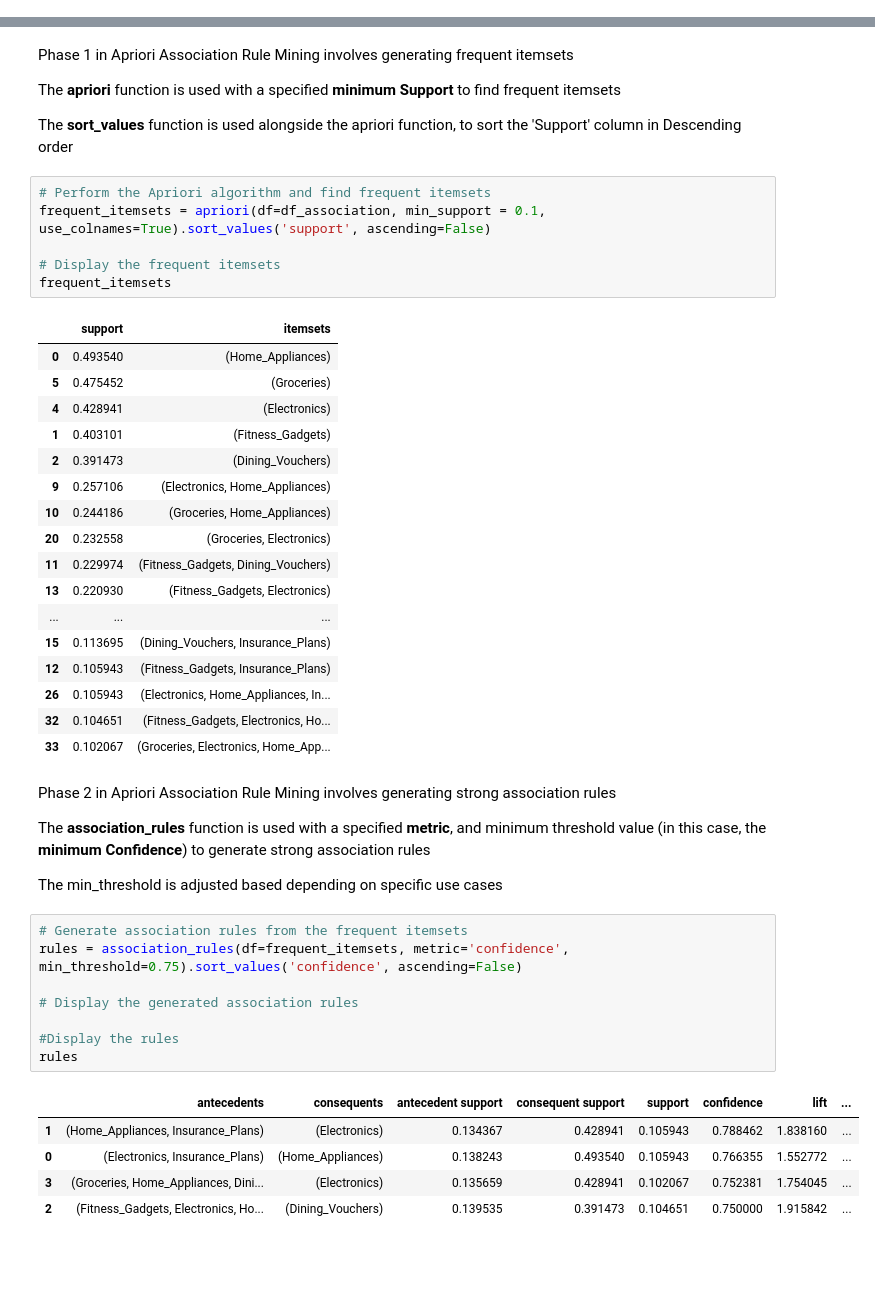
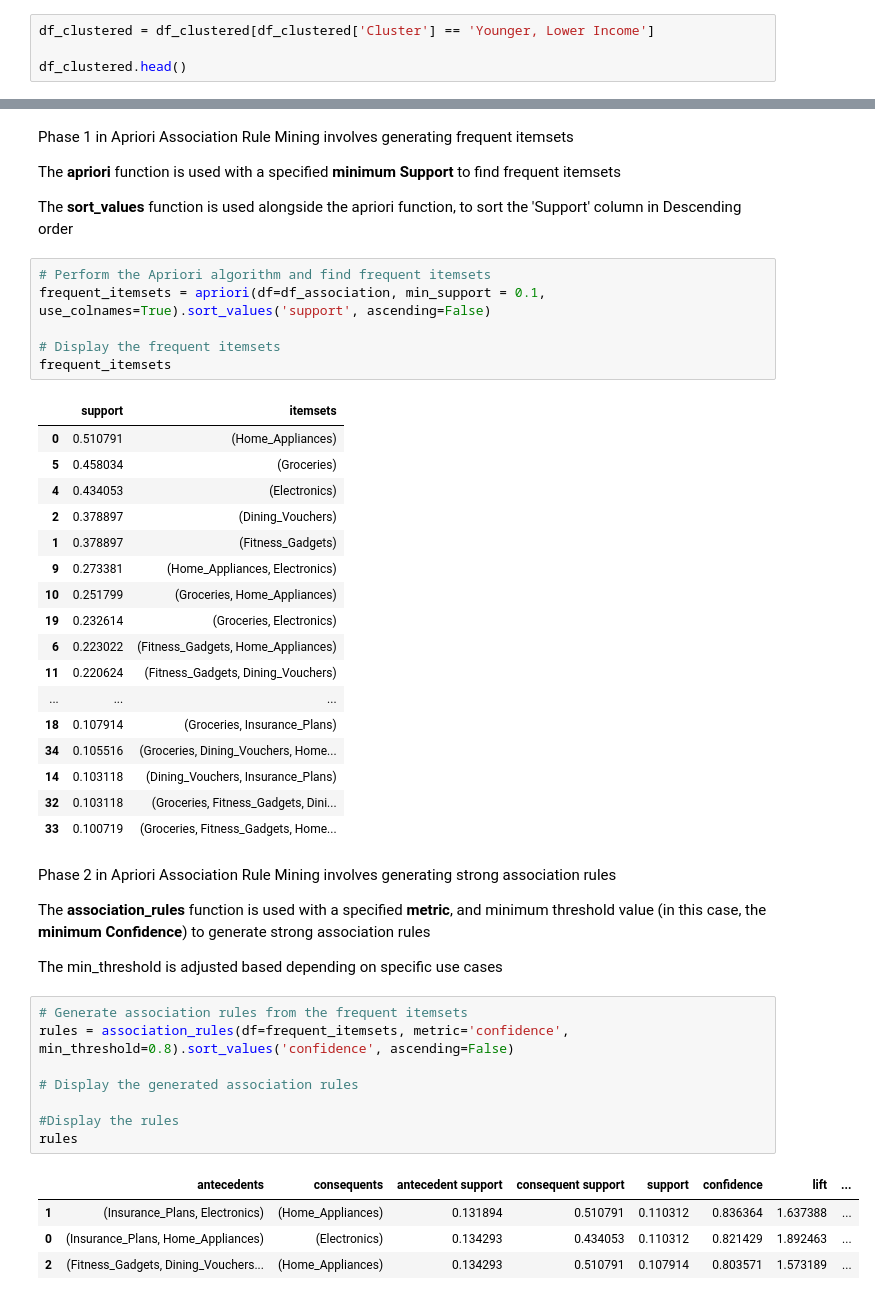
Before and after one commit to rjngoh/credit-card-customer-segmentation, a Jupyter notebook: credit_card_customer_segmentation_and_promotional_strategy_optimisation.ipynb, the cells around one changed output, grey strips where cells are left out. Drawn from its saved outputs; the diff is of its cells as text; blank space fills up the shorter version.

```diff
--- a/credit_card_customer_segmentation_and_promotional_strategy_optimisation.ipynb
+++ b/credit_card_customer_segmentation_and_promotional_strategy_optimisation.ipynb
@@ -565,0 +568,4 @@ df_clustered.head()
+# %%
+df_clustered = df_clustered[df_clustered['Cluster'] == 'Younger, Lower Income']
+
+df_clustered.head()
@@ -678,22 +692,22 @@ frequent_itemsets = apriori(df=df_association, min_support = 0.1, use_colnames=T
 frequent_itemsets
 # %% [output]
 |  | support | itemsets |
-| 0 | 0.493540 | (Home_Appliances) |
-| 5 | 0.475452 | (Groceries) |
-| 4 | 0.428941 | (Electronics) |
-| 1 | 0.403101 | (Fitness_Gadgets) |
-| 2 | 0.391473 | (Dining_Vouchers) |
-| 9 | 0.257106 | (Electronics, Home_Appliances) |
-| 10 | 0.244186 | (Groceries, Home_Appliances) |
-| 20 | 0.232558 | (Groceries, Electronics) |
-| 11 | 0.229974 | (Fitness_Gadgets, Dining_Vouchers) |
-| 13 | 0.220930 | (Fitness_Gadgets, Electronics) |
+| 0 | 0.510791 | (Home_Appliances) |
+| 5 | 0.458034 | (Groceries) |
+| 4 | 0.434053 | (Electronics) |
+| 2 | 0.378897 | (Dining_Vouchers) |
+| 1 | 0.378897 | (Fitness_Gadgets) |
+| 9 | 0.273381 | (Home_Appliances, Electronics) |
+| 10 | 0.251799 | (Groceries, Home_Appliances) |
+| 19 | 0.232614 | (Groceries, Electronics) |
+| 6 | 0.223022 | (Fitness_Gadgets, Home_Appliances) |
+| 11 | 0.220624 | (Fitness_Gadgets, Dining_Vouchers) |
 | ... | ... | ... |
-| 15 | 0.113695 | (Dining_Vouchers, Insurance_Plans) |
-| 12 | 0.105943 | (Fitness_Gadgets, Insurance_Plans) |
-| 26 | 0.105943 | (Electronics, Home_Appliances, In... |
-| 32 | 0.104651 | (Fitness_Gadgets, Electronics, Ho... |
-| 33 | 0.102067 | (Groceries, Electronics, Home_App... |
+| 18 | 0.107914 | (Groceries, Insurance_Plans) |
+| 34 | 0.105516 | (Groceries, Dining_Vouchers, Home... |
+| 14 | 0.103118 | (Dining_Vouchers, Insurance_Plans) |
+| 32 | 0.103118 | (Groceries, Fitness_Gadgets, Dini... |
+| 33 | 0.100719 | (Groceries, Fitness_Gadgets, Home... |
 # %% [markdown]
 Phase 2 in Apriori Association Rule Mining involves generating strong association rules
 
@@ -702,15 +716,14 @@ The **association_rules** function is used with a specified **metric**, and mini
 The min_threshold is adjusted based depending on specific use cases
 # %%
 # Generate association rules from the frequent itemsets
-rules = association_rules(df=frequent_itemsets, metric='confidence', min_threshold=0.75).sort_values('confidence', ascending=False)
+rules = association_rules(df=frequent_itemsets, metric='confidence', min_threshold=0.8).sort_values('confidence', ascending=False)
 
 # Display the generated association rules
 
 #Display the rules
 rules
 # %% [output]
 |  | antecedents | consequents | antecedent support | consequent support | support | confidence | lift | ... |
-| 1 | (Home_Appliances, Insurance_Plans) | (Electronics) | 0.134367 | 0.428941 | 0.105943 | 0.788462 | 1.838160 | ... |
-| 0 | (Electronics, Insurance_Plans) | (Home_Appliances) | 0.138243 | 0.493540 | 0.105943 | 0.766355 | 1.552772 | ... |
-| 3 | (Groceries, Home_Appliances, Dini... | (Electronics) | 0.135659 | 0.428941 | 0.102067 | 0.752381 | 1.754045 | ... |
-| 2 | (Fitness_Gadgets, Electronics, Ho... | (Dining_Vouchers) | 0.139535 | 0.391473 | 0.104651 | 0.750000 | 1.915842 | ... |
+| 1 | (Insurance_Plans, Electronics) | (Home_Appliances) | 0.131894 | 0.510791 | 0.110312 | 0.836364 | 1.637388 | ... |
+| 0 | (Insurance_Plans, Home_Appliances) | (Electronics) | 0.134293 | 0.434053 | 0.110312 | 0.821429 | 1.892463 | ... |
+| 2 | (Fitness_Gadgets, Dining_Vouchers... | (Home_Appliances) | 0.134293 | 0.510791 | 0.107914 | 0.803571 | 1.573189 | ... |
```
Also changed, not shown: parts of 6 cells of this notebook.
